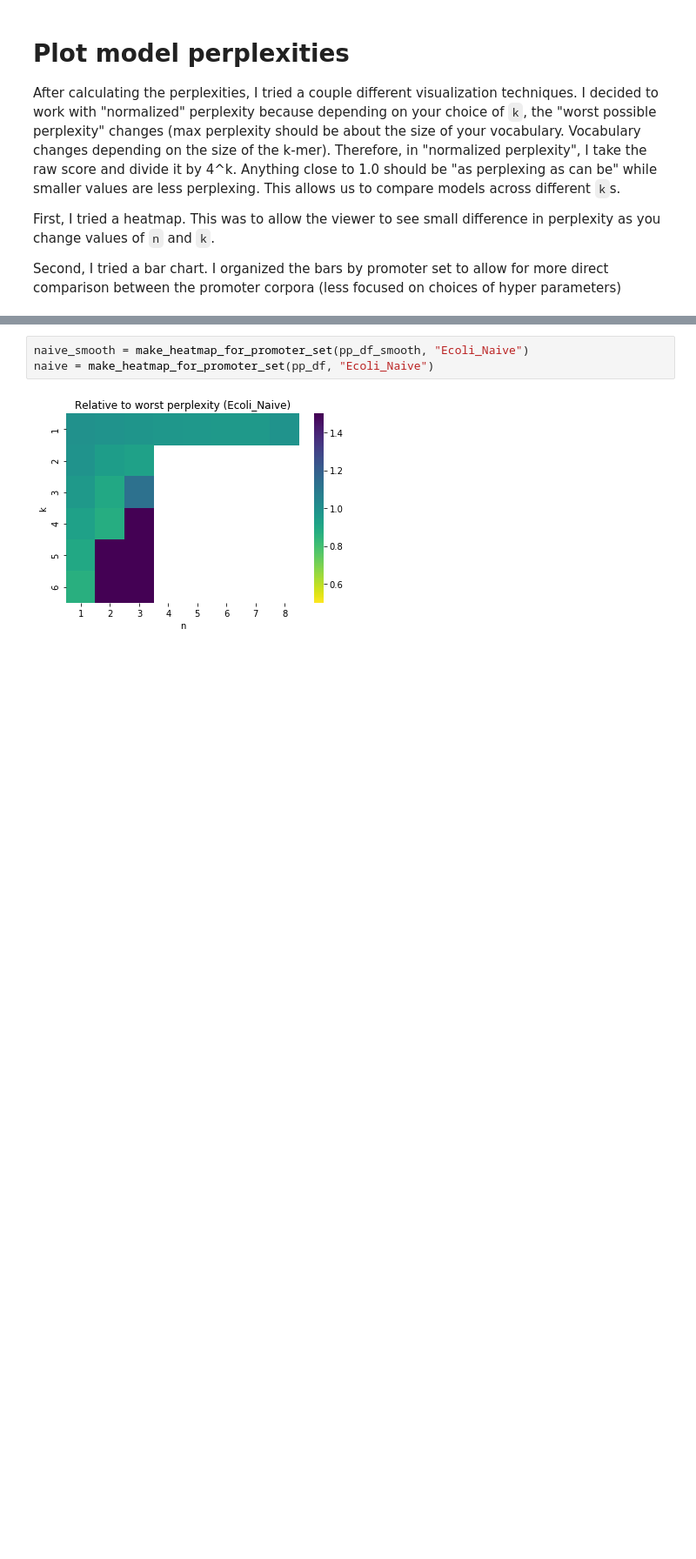
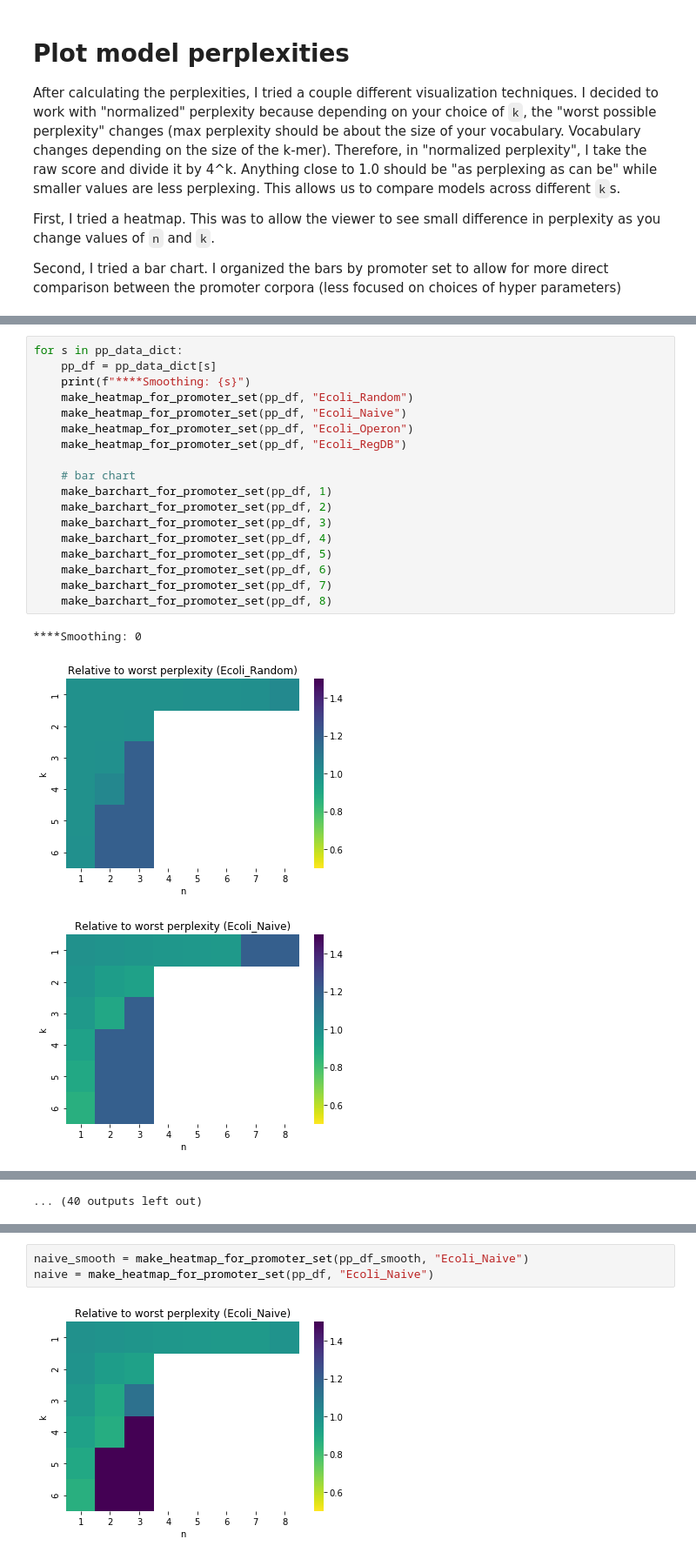
Before and after one commit to erinhwilson/regulatory-dna-perplexity, a Jupyter notebook: promoter_perplexity-Copy1.ipynb, the cells around one changed output, grey strips where cells are left out. Shown at 87% size. Drawn from its saved outputs; the diff is of its cells as text; blank space fills up the shorter version.

```diff
--- a/promoter_perplexity-Copy1.ipynb
+++ b/promoter_perplexity-Copy1.ipynb
@@ -1362,0 +1308,22 @@ def make_heatmap_for_promoter_set(res_df, p_set_name):
+# %%
+for s in pp_data_dict:
+    pp_df = pp_data_dict[s]
+    print(f"****Smoothing: {s}")
+    make_heatmap_for_promoter_set(pp_df, "Ecoli_Random")
+    make_heatmap_for_promoter_set(pp_df, "Ecoli_Naive")
+    make_heatmap_for_promoter_set(pp_df, "Ecoli_Operon")
+    make_heatmap_for_promoter_set(pp_df, "Ecoli_RegDB")
+
+    # bar chart
+    make_barchart_for_promoter_set(pp_df, 1)
+    make_barchart_for_promoter_set(pp_df, 2)
+    make_barchart_for_promoter_set(pp_df, 3)
+    make_barchart_for_promoter_set(pp_df, 4)
+    make_barchart_for_promoter_set(pp_df, 5)
+    make_barchart_for_promoter_set(pp_df, 6)
+    make_barchart_for_promoter_set(pp_df, 7)
+    make_barchart_for_promoter_set(pp_df, 8)
+# %% [output]
+****Smoothing: 0
+[figure, added]
+[figure, added]
@@ -1362,0 +1339 @@ def make_heatmap_for_promoter_set(res_df, p_set_name):
+... (40 outputs left out)
```
Also changed, not shown: parts of 21 cells of this notebook.
